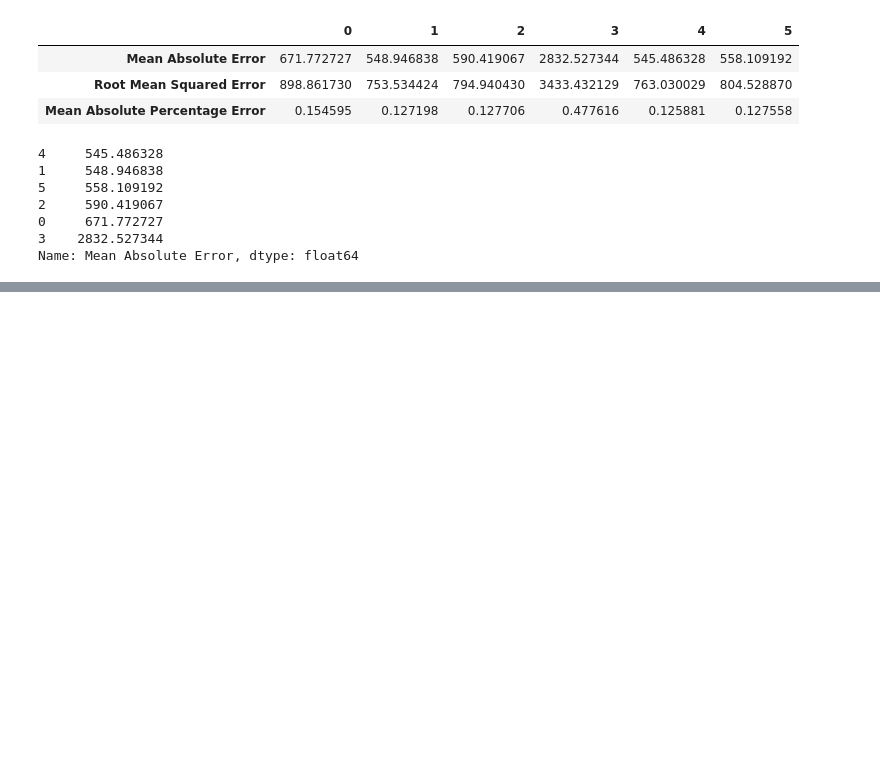
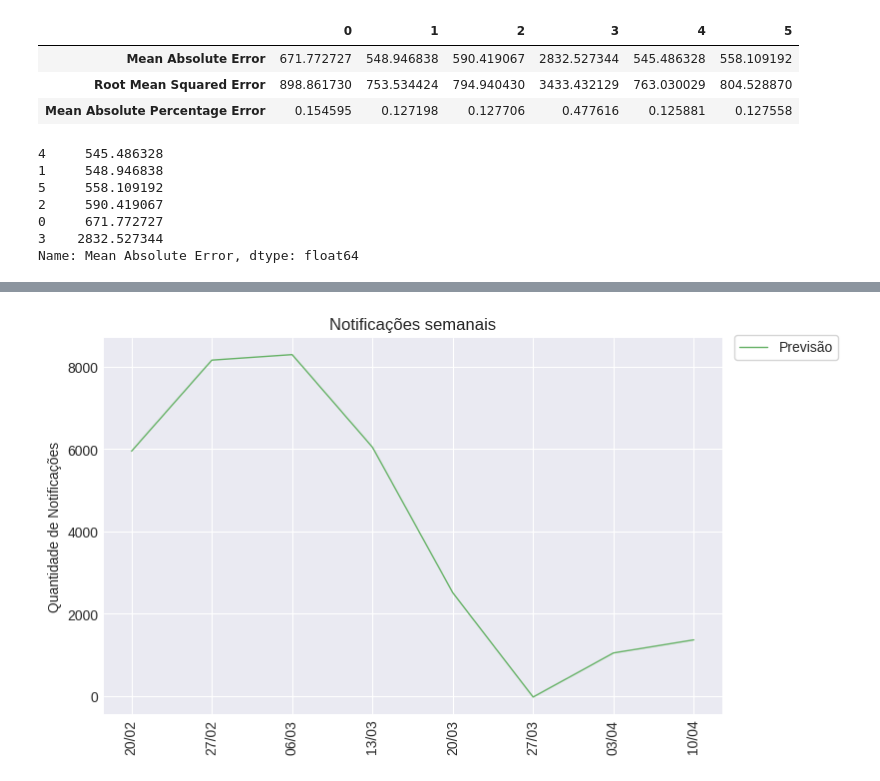
Before and after one commit to flohmannjr/PJI410, a Jupyter notebook: PJI410_aprendizado.ipynb, the cells around one changed output, grey strips where cells are left out. Drawn from its saved outputs; the diff is of its cells as text; code cells hidden in the pictures; blank space fills up the shorter version.

Commit message:
Add modelo futuro

```diff
--- a/PJI410_aprendizado.ipynb
+++ b/PJI410_aprendizado.ipynb
@@ -881,3 +895,5 @@ Wall time: 1min
+# %%
+modelo_futuro = modelo
 # %%
 grafico_series(X_teste=X_test[-len(janelas_teste):], y_teste=tf.squeeze(horizontes_teste),
                X_previsao=X_test[-len(janelas_teste):], y_previsao=tf.squeeze(previsoes))
@@ -1042,0 +1081,12 @@ Name: Mean Absolute Error, dtype: float64
+# %%
+janela_tamanho = 14
+horizonte_tamanho = 1
+quantidade_intervalos = 8
+
+# janelas, horizontes = criar_janelas(quantidades, janela_tamanho, horizonte_tamanho)
+
+# dataset_janelas    = Dataset.from_tensor_slices(janelas)
+# dataset_horizontes = Dataset.from_tensor_slices(horizontes)
+
+# dataset_completo = Dataset.zip((dataset_janelas, dataset_horizontes))
+# dataset_completo = dataset_completo.batch(LOTE_TAMANHO).prefetch(AUTOTUNE)
@@ -1042,0 +1097,6 @@ Name: Mean Absolute Error, dtype: float64
+# %%
+previsoes = gerar_previsoes_futuro(modelo_futuro, quantidades, quantidade_intervalos, janela_tamanho)
+# %%
+df_futuro = pd.DataFrame(pd.date_range(X_test.max(), periods=(quantidade_intervalos + 1), freq='W-MON', closed='right').to_numpy(), columns=['Segunda-feira'])
+df_futuro['Quantidade'] = previsoes
+df_futuro
@@ -1042,0 +1113,4 @@ Name: Mean Absolute Error, dtype: float64
+# %%
+grafico_series(X_previsao=df_futuro['Segunda-feira'], y_previsao=df_futuro['Quantidade'])
+# %% [output]
+[figure, added]
```
Also changed, not shown: parts of 17 cells of this notebook.
